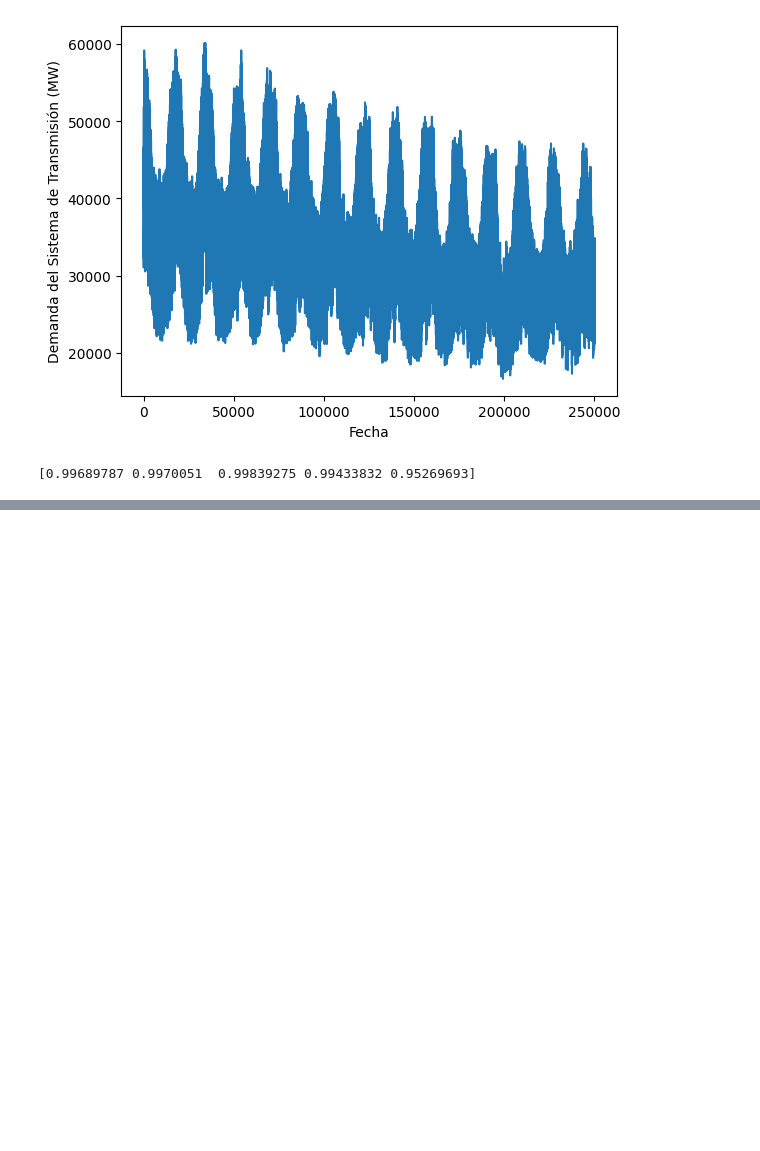
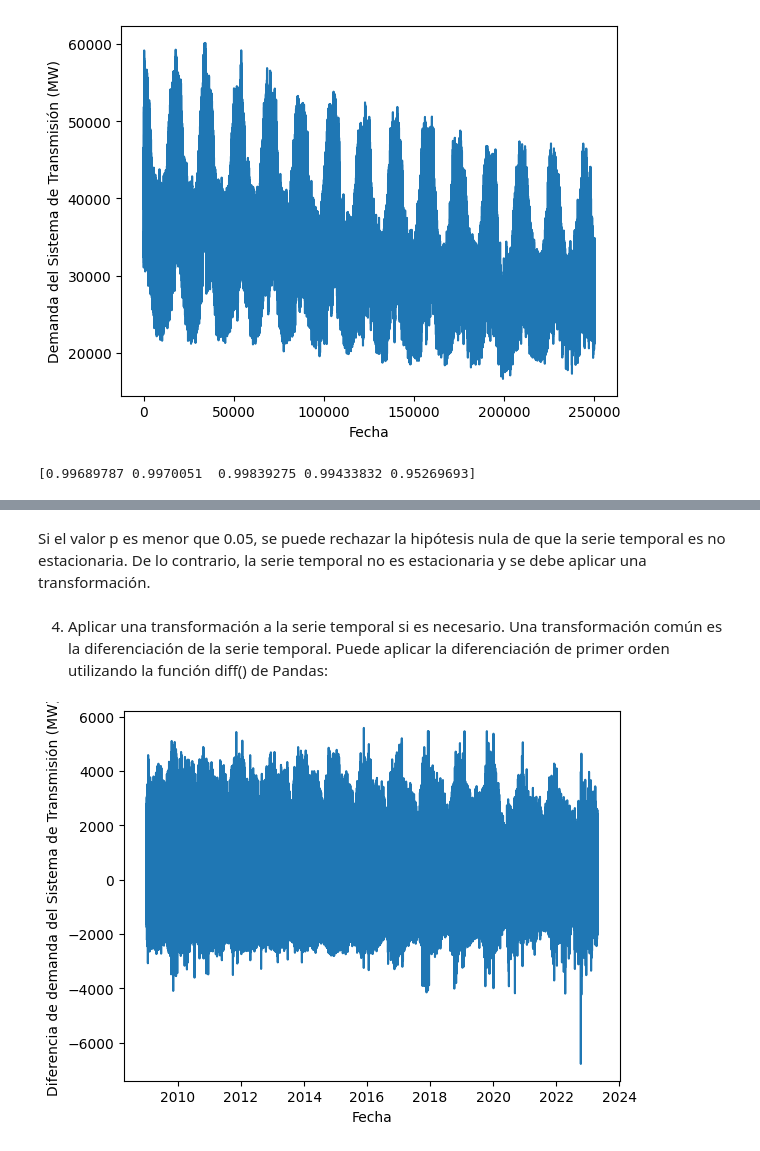
Before and after one commit to Krtucho/NataSquad-AI-Hackathon, a Jupyter notebook: code.ipynb, the cells around one changed output, grey strips where cells are left out. Drawn from its saved outputs; the diff is of its cells as text; code cells hidden in the pictures; blank space fills up the shorter version.

```diff
--- a/code.ipynb
+++ b/code.ipynb
@@ -149,0 +208,15 @@ MAE: 0.07986858028594537
+# %% [markdown]
+Si el valor p es menor que 0.05, se puede rechazar la hipótesis nula de que la serie temporal es no estacionaria. De lo contrario, la serie temporal no es estacionaria y se debe aplicar una transformación.
+# %% [markdown]
+4. Aplicar una transformación a la serie temporal si es necesario. Una transformación común es la diferenciación de la serie temporal. Puede aplicar la diferenciación de primer orden utilizando la función diff() de Pandas:
+# %%
+# Aplicar la diferenciación de primer orden
+tsd_diff = tsd.diff().dropna()
+
+# Visualizar la serie temporal diferenciada
+plt.plot(tsd_diff)
+plt.xlabel('Fecha')
+plt.ylabel('Diferencia de demanda del Sistema de Transmisión (MW)')
+plt.show()
+# %% [output]
+[figure, added]
```
Also changed, not shown: parts of 22 cells of this notebook, 2 other files.
